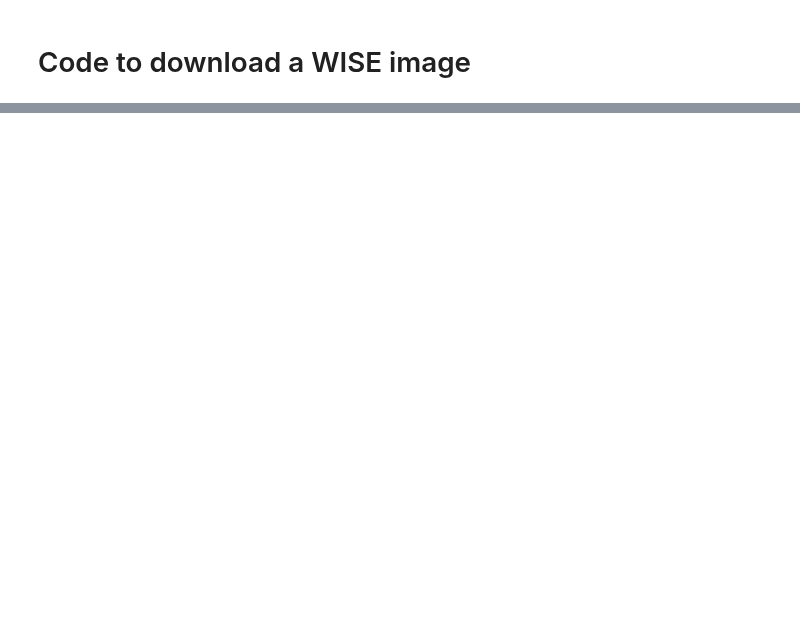
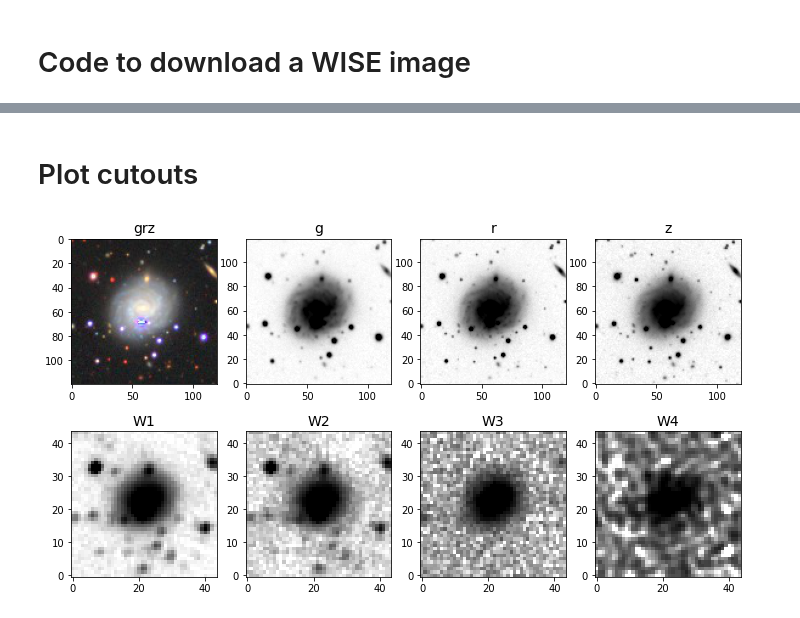
Before and after one commit to rfinn/APPSS, a Jupyter notebook: notebooks/download_wise_images.ipynb, the cells around one changed output, grey strips where cells are left out. Cells and saved outputs as stored; diff of their text form; code cells hidden in the pictures; blank space fills up the shorter version.

Commit message:
code to download and display unwise and legacy imaging

```diff
--- a/notebooks/download_wise_images.ipynb
+++ b/notebooks/download_wise_images.ipynb
@@ -48,0 +108,18 @@ Table length=760
+# %%
+bands = ['g','r','z']
+legimfiles = []
+
+for i,b in enumerate(bands):
+    if i == 0:
+        # only need to download this once
+        getjpg = True
+    else:
+        getjpg = False
+    t = get_legacy_images(ra,dec,galid=galname,band=b,makeplots=False,imsize=str(imsize_pixels_legacy))
+    if i == 0:
+        legimfiles.append(t[0])
+        legjpgfile = t[1]
+    else:
+        legimfiles.append(t[0])
+print(legimfiles)
+print(legjpgfile)
@@ -48,0 +138,30 @@ Table length=760
+# %% [markdown]
+# Plot cutouts
+# %%
+# make a plot
+plt.figure(figsize=(12,6.5))
+
+# concatinate lists
+legacy_images = [legjpgfile]+legimfiles
+imnames = ['grz','g','r','z']
+# plot legacy images in top row
+for i,im in enumerate(legacy_images):
+    plt.subplot(2,4,i+1)
+    if i == 0:
+        # display jpg
+        t = Image.open(im)
+        plt.imshow(t,origin='upper')
+    else:
+        data = fits.getdata(im)
+        display_image(data,lowrange=False,percent=95)
+    plt.title(imnames[i],fontsize=14)
+
+# plot WISE images
+imnames = ['W1','W2','W3','W4']
+for i,im in enumerate(imagefiles):
+    plt.subplot(2,4,4+i+1)
+    data = fits.getdata(im)
+    display_image(data,percent=92)
+    plt.title(imnames[i],fontsize=14)
+# %% [output]
+[figure, added]
```
Also changed, not shown: parts of 10 cells of this notebook, 1 other file.
